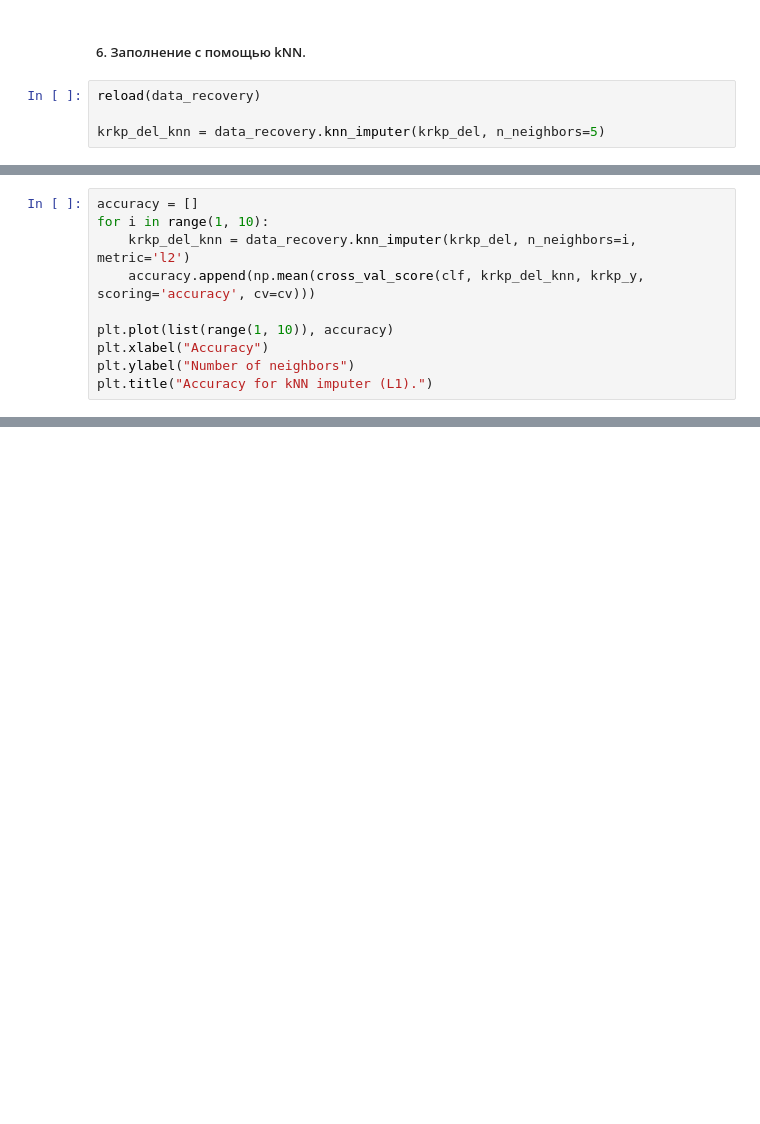
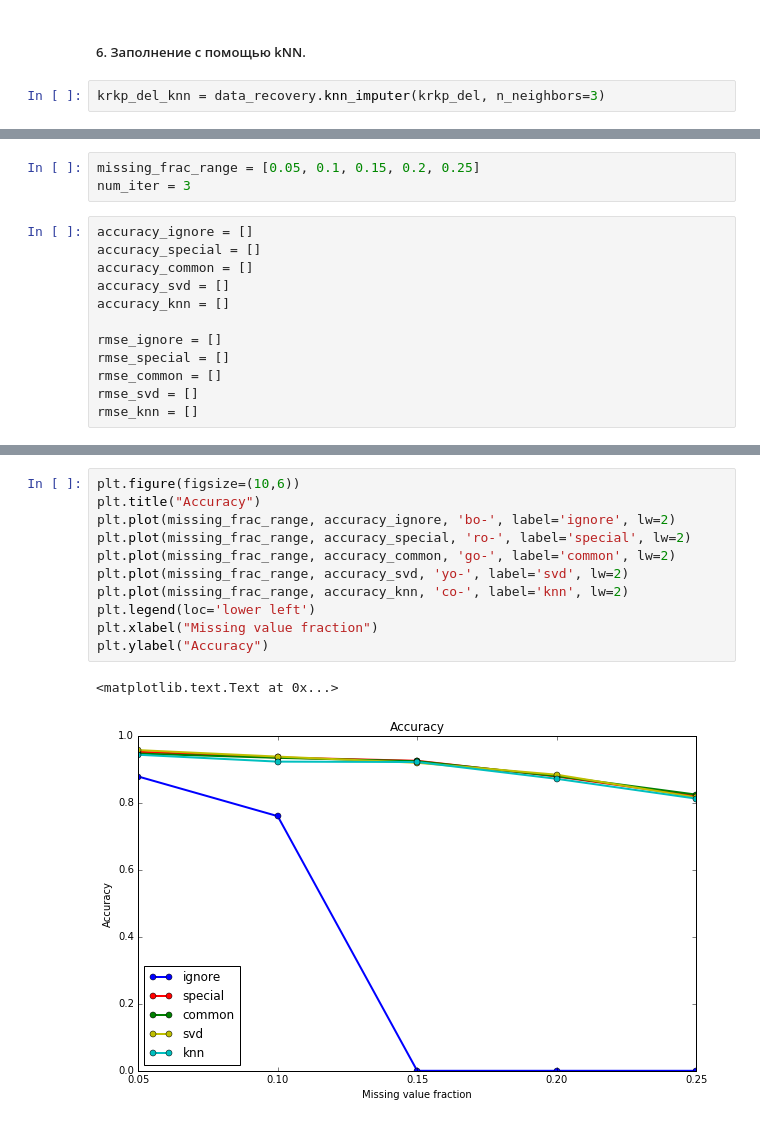
Before and after one commit to emilkayumov/missing-value, a Jupyter notebook: experiment.ipynb, the cells around one changed output, grey strips where cells are left out. Saved outputs shown, nothing was run; the diff lists cells and outputs as text; blank space fills up the shorter version.

```diff
--- a/experiment.ipynb
+++ b/experiment.ipynb
@@ -167,9 +157,7 @@ plt.title("Accuracy for SVD imputer.")
 # %% [markdown]
 ##### 6. Заполнение с помощью kNN.
 # %%
-reload(data_recovery)
-
-krkp_del_knn = data_recovery.knn_imputer(krkp_del, n_neighbors=5)
+krkp_del_knn = data_recovery.knn_imputer(krkp_del, n_neighbors=3)
 # %%
 print(np.mean(cross_val_score(clf, krkp_del_knn, krkp_y, scoring='accuracy', cv=cv)))
 # %% [output]
@@ -190,10 +177,0 @@ plt.title("Accuracy for kNN imputer (L2).")
-# %%
-accuracy = []
-for i in range(1, 10):
-    krkp_del_knn = data_recovery.knn_imputer(krkp_del, n_neighbors=i, metric='l2')
-    accuracy.append(np.mean(cross_val_score(clf, krkp_del_knn, krkp_y, scoring='accuracy', cv=cv)))
-
-plt.plot(list(range(1, 10)), accuracy)
-plt.xlabel("Accuracy")
-plt.ylabel("Number of neighbors")
-plt.title("Accuracy for kNN imputer (L1).")
@@ -202,0 +182,15 @@ plt.title("Accuracy for kNN imputer (L1).")
+# %%
+missing_frac_range = [0.05, 0.1, 0.15, 0.2, 0.25]
+num_iter = 3
+# %%
+accuracy_ignore = []
+accuracy_special = []
+accuracy_common = []
+accuracy_svd = []
+accuracy_knn = []
+
+rmse_ignore = []
+rmse_special = []
+rmse_common = []
+rmse_svd = []
+rmse_knn = []
@@ -202,0 +257,14 @@ plt.title("Accuracy for kNN imputer (L1).")
+# %%
+plt.figure(figsize=(10,6))
+plt.title("Accuracy")
+plt.plot(missing_frac_range, accuracy_ignore, 'bo-', label='ignore', lw=2)
+plt.plot(missing_frac_range, accuracy_special, 'ro-', label='special', lw=2)
+plt.plot(missing_frac_range, accuracy_common, 'go-', label='common', lw=2)
+plt.plot(missing_frac_range, accuracy_svd, 'yo-', label='svd', lw=2)
+plt.plot(missing_frac_range, accuracy_knn, 'co-', label='knn', lw=2)
+plt.legend(loc='lower left')
+plt.xlabel("Missing value fraction")
+plt.ylabel("Accuracy")
+# %% [output]
+<matplotlib.text.Text at 0x...>
+[figure, added]
```
Also changed, not shown: parts of 30 cells of this notebook, 3 other files.
